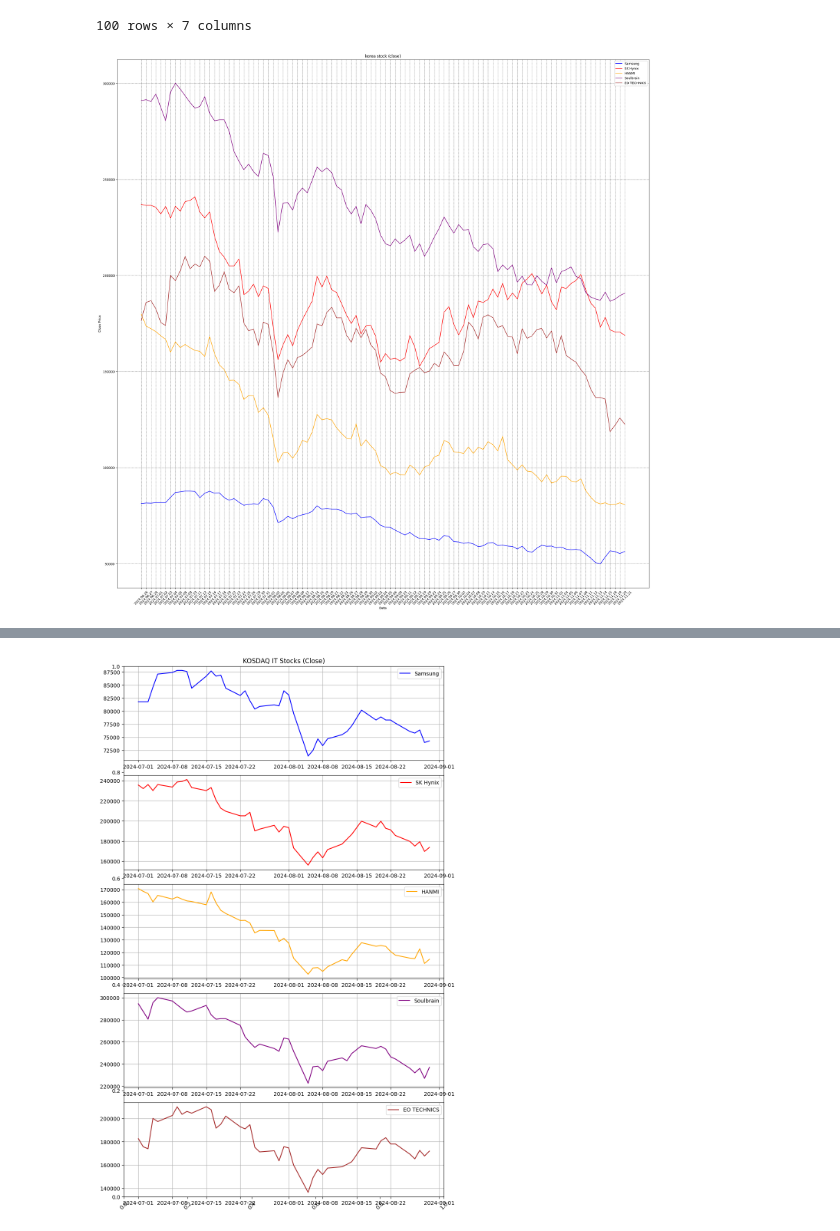
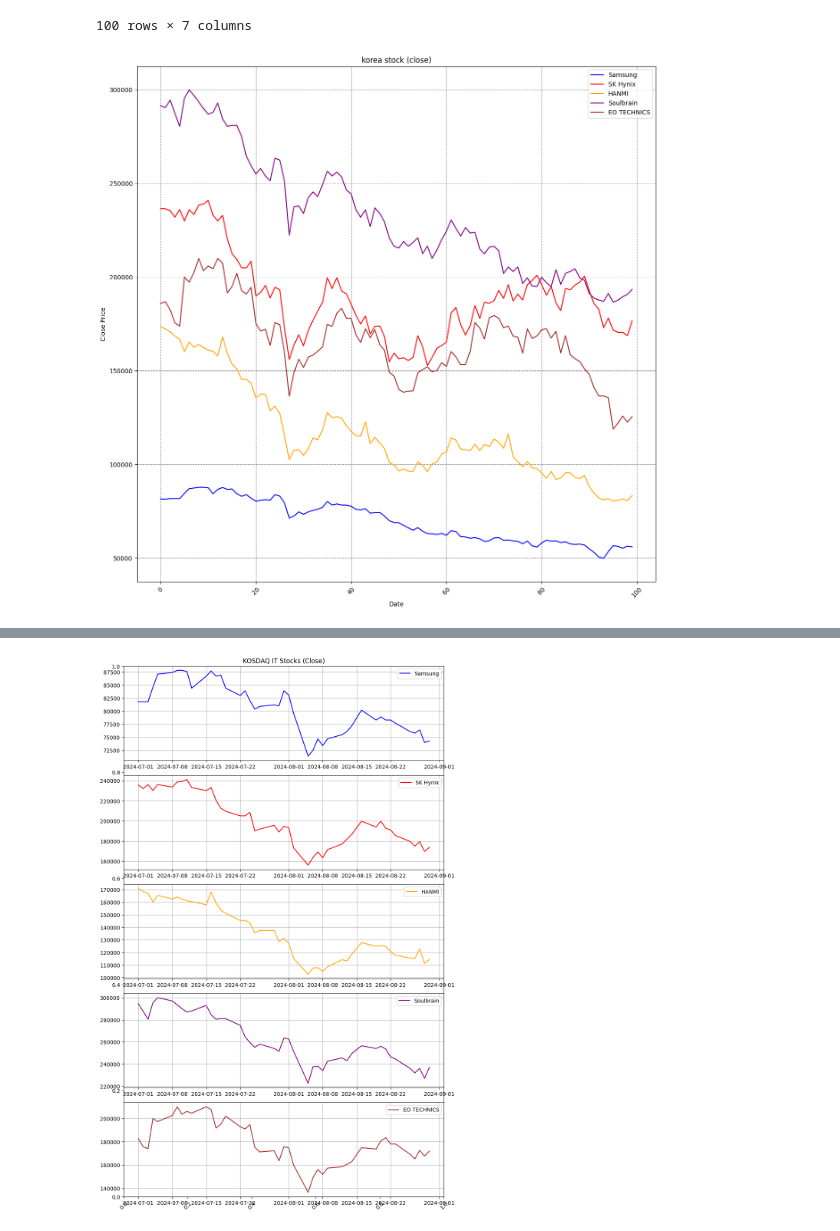
Before and after one commit to dj-jun0918/korea_data1, a Jupyter notebook: korea_data.ipynb, the cells around one changed output, grey strips where cells are left out. Saved outputs shown, nothing was run; the diff lists cells and outputs as text; code cells hidden in the pictures.

```diff
--- a/korea_data.ipynb
+++ b/korea_data.ipynb
@@ -145,21 +145,21 @@ for page in range(1, 99):
     df5 = df5.iloc[0:100]
     df5 = df5.sort_values(by='날짜')
 # %%
-plt.figure(figsize=(30, 30))
+plt.figure(figsize=(15, 15))
 plt.title('korea stock (close)')
 plt.xticks(rotation=45)
-plt.plot(df['날짜'], df['종가'], color='blue', label='Samsung')
-plt.plot(df2['날짜'], df2['종가'], color='red', label='SK Hynix')
-plt.plot(df3['날짜'], df3['종가'], color='orange', label='HANMI')
-plt.plot(df4['날짜'], df4['종가'], color='purple', label='Soulbrain')
-plt.plot(df5['날짜'], df5['종가'], color='brown', label='EO TECHNICS')
+plt.plot( df['종가'], color='blue', label='Samsung')
+plt.plot( df2['종가'], color='red', label='SK Hynix')
+plt.plot( df3['종가'], color='orange', label='HANMI')
+plt.plot( df4['종가'], color='purple', label='Soulbrain')
+plt.plot( df5['종가'], color='brown', label='EO TECHNICS')
 plt.grid(color='gray', linestyle='--')
 plt.xlabel('Date')
 plt.ylabel('Close Price')
 plt.legend()
 plt.show()
 # %% [output]
-[figure, old version]
+[figure, new version]
 # %%
 df11 = df.copy()
 df11['날짜'] = pd.to_datetime(df11['날짜'])
```
Also changed, not shown: parts of 2 cells of this notebook, 3 other files.
